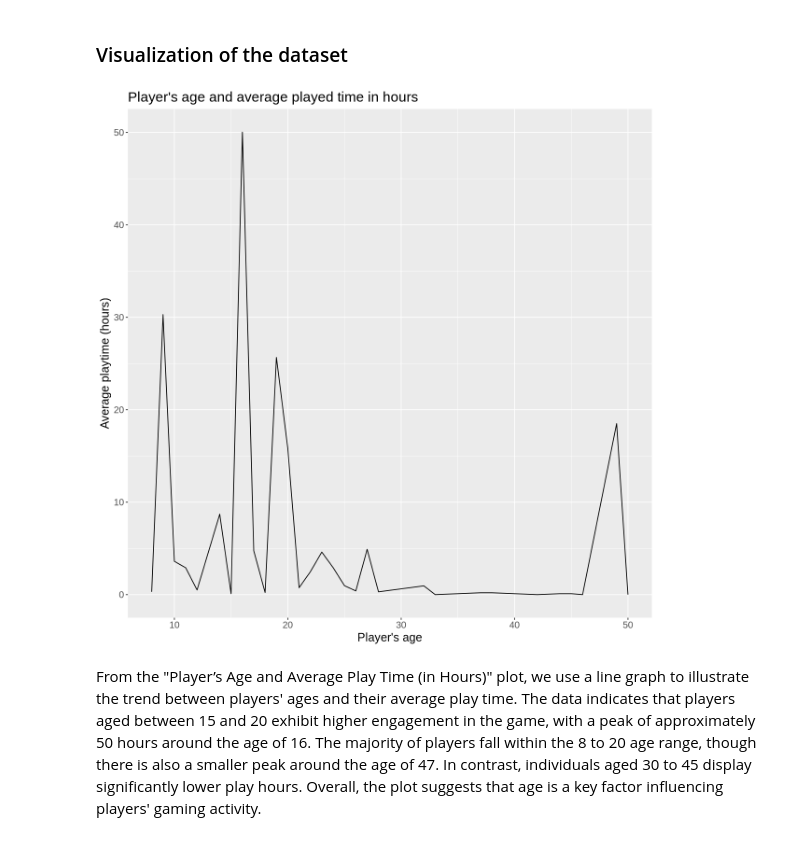
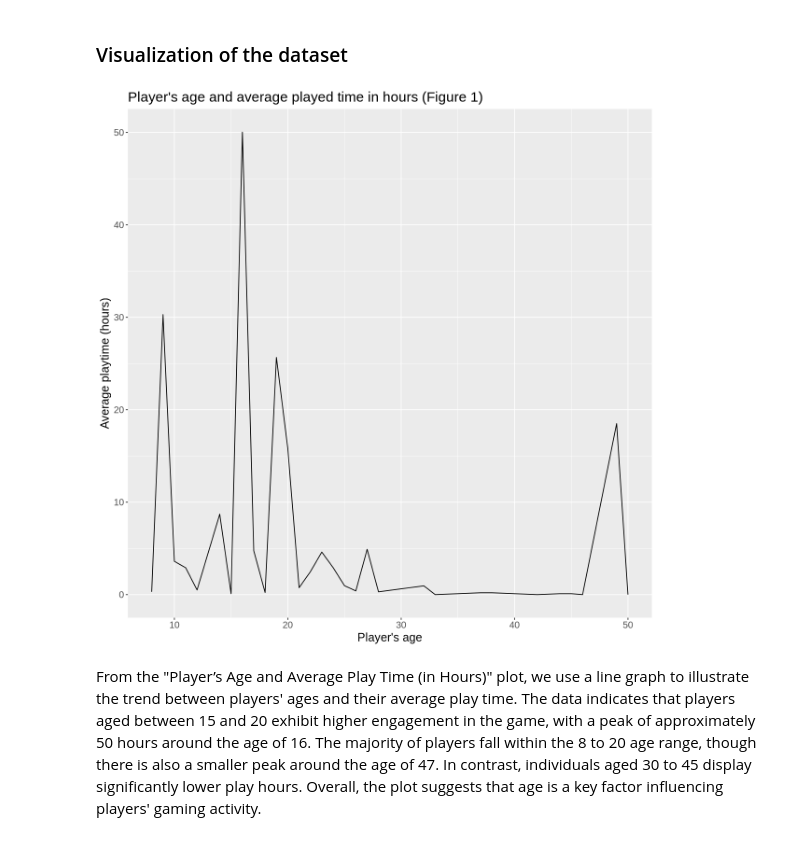
Before and after one commit to FEIIIEF/DSCI-100-group-project-007-2, a Jupyter notebook: 03_04_2025_13_13_39_Group project.ipynb, the cells around one changed output. Drawn from its saved outputs; the diff is of its cells as text; code cells hidden in the pictures.

Commit message:
Discussion completed and figure numbers added.

```diff
--- a/03_04_2025_13_13_39_Group project.ipynb
+++ b/03_04_2025_13_13_39_Group project.ipynb
@@ -154,18 +154,18 @@ A tibble: 1 × 2
 # %%
 average_playtimes <- players_clean |>
     group_by(age) |>
     summarize(
         average_play = mean(played_hours)
     )
 players_plot <- average_playtimes |>
     ggplot(aes(x = age ,y = average_play)) +
     geom_line()+
     labs(x = "Player's age",y = "Average playtime (hours)") +
-    ggtitle("Player's age and average played time in hours")+
+    ggtitle("Player's age and average played time in hours (Figure 1)")+
     theme(text = element_text(size = 15))
 players_plot
 # %% [output]
-[figure, old version]
+[figure, new version]
 # %% [markdown]
 From the "Player’s Age and Average Play Time (in Hours)" plot, we use a line graph to illustrate the trend between players' ages and their average play time. The data indicates that players aged between 15 and 20 exhibit higher engagement in the game, with a peak of approximately 50 hours around the age of 16. The majority of players fall within the 8 to 20 age range, though there is also a smaller peak around the age of 47. In contrast, individuals aged 30 to 45 display significantly lower play hours. Overall, the plot suggests that age is a key factor influencing players' gaming activity.
 # %% [markdown]
```
Also changed, not shown: parts of 2 cells of this notebook.
